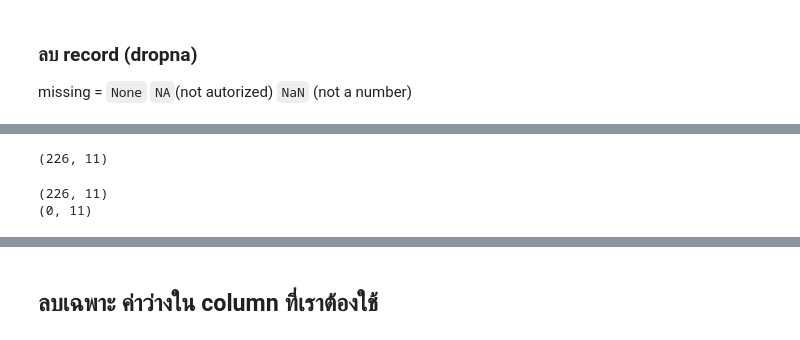
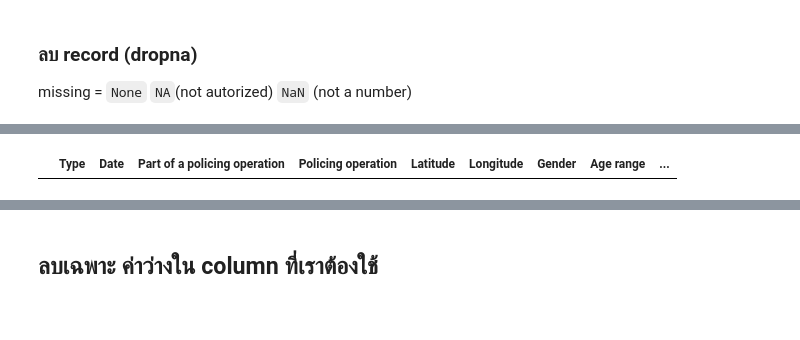
Before and after one commit to bamSirikorn/dataviz2025, a Jupyter notebook: Pandas_101_2025.ipynb, the cells around one changed output, grey strips where cells are left out. Saved outputs shown, nothing was run; the diff lists cells and outputs as text; code cells hidden in the pictures; blank space fills up the shorter version.

```diff
--- a/Pandas_101_2025.ipynb
+++ b/Pandas_101_2025.ipynb
@@ -549,10 +581,4 @@ this_data = folk_df.copy()
-# %%
-this_data.shape #(12423, 3)
-# %% [output]
-(226, 11)
-# %%
-print(this_data.shape)
-print(this_data.dropna().shape)
-# %% [output]
-(226, 11)
-(0, 11)
+# %%
+stopandsearch_df.dropna()
+# %% [output]
+|  | Type | Date | Part of a policing operation | Policing operation | Latitude | Longitude | Gender | Age range | ... |
```
Also changed, not shown: parts of 23 cells of this notebook.
